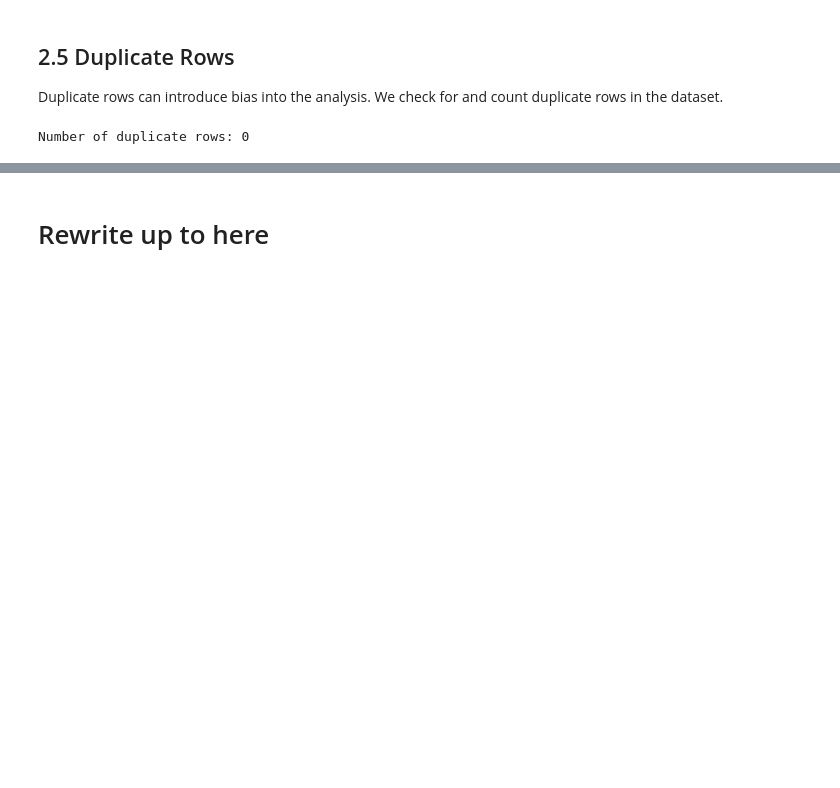
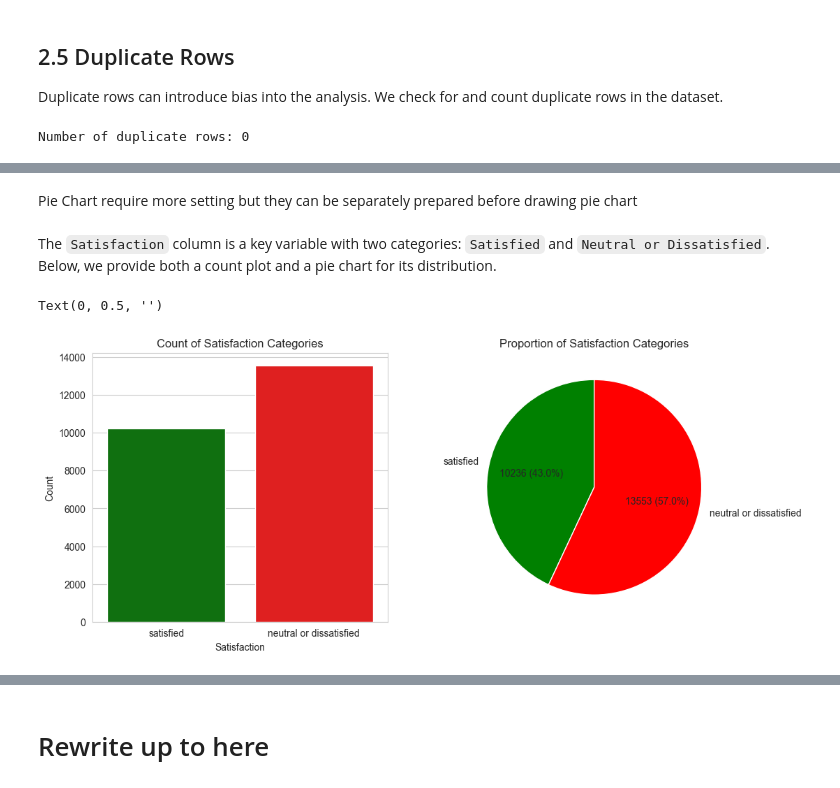
Before and after one commit to buthontingtimothy/EDA_Mini_Project, a Jupyter notebook: EDA Mini Project - Python Notebook.ipynb, the cells around one changed output, grey strips where cells are left out. Cells and saved outputs as stored; diff of their text form; code cells hidden in the pictures; blank space fills up the shorter version.

```diff
--- a/EDA Mini Project - Python Notebook.ipynb
+++ b/EDA Mini Project - Python Notebook.ipynb
@@ -170,0 +328,39 @@ Number of duplicate rows: 0
+# %% [markdown]
+Pie Chart require more setting but they can be separately prepared before drawing pie chart
+# %%
+# Define a function to show value and percentage together in pie chart
+def pct_value_func(pct, allvalues):
+    absolute = int(pct / 100. * sum(allvalues))
+    return f'{absolute} ({pct:.1f}%)'
+
+# Define a function to generate argument list to pie chart
+def pie_chart_para(data):
+    counting_series = data.value_counts().sort_values()
+    labels = counting_series.index
+    return {"x": counting_series,
+            "autopct" : lambda pct: pct_value_func(pct, counting_series),
+            "startangle": 90,
+            "colors": [color_palette[labels.name][label] for label in labels],
+            "labels": labels}
+# %% [markdown]
+The `Satisfaction` column is a key variable with two categories: `Satisfied` and `Neutral or Dissatisfied`. Below, we provide both a count plot and a pie chart for its distribution.
+# %%
+fig, axes = plt.subplots(1, 2, figsize=(12, 5))
+col = 'satisfaction'
+
+# Count plot for satisfaction
+sns.countplot(data=air_cleaned, x=col, hue=col,
+              order=air_cleaned[col].value_counts().sort_values().index,
+              palette=color_palette[col], ax=axes[0])
+axes[0].set_title("Count of Satisfaction Categories")
+axes[0].set_xlabel("Satisfaction")
+axes[0].set_ylabel("Count")
+
+# Pie chart for satisfaction
+axes[1].pie(**pie_chart_para(air_cleaned['satisfaction']))
+axes[1].set_title("Proportion of Satisfaction Categories")
+axes[1].set_ylabel("")  # Remove y-label for better aesthetics
+plt.show()
+# %% [output]
+Text(0, 0.5, '')
+[figure, added]
```
Also changed, not shown: parts of 34 cells of this notebook.
